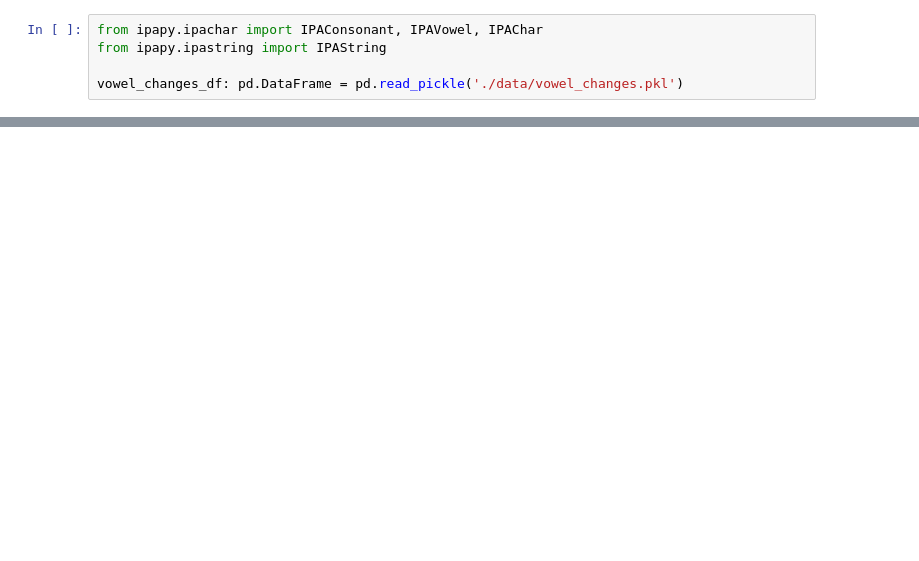
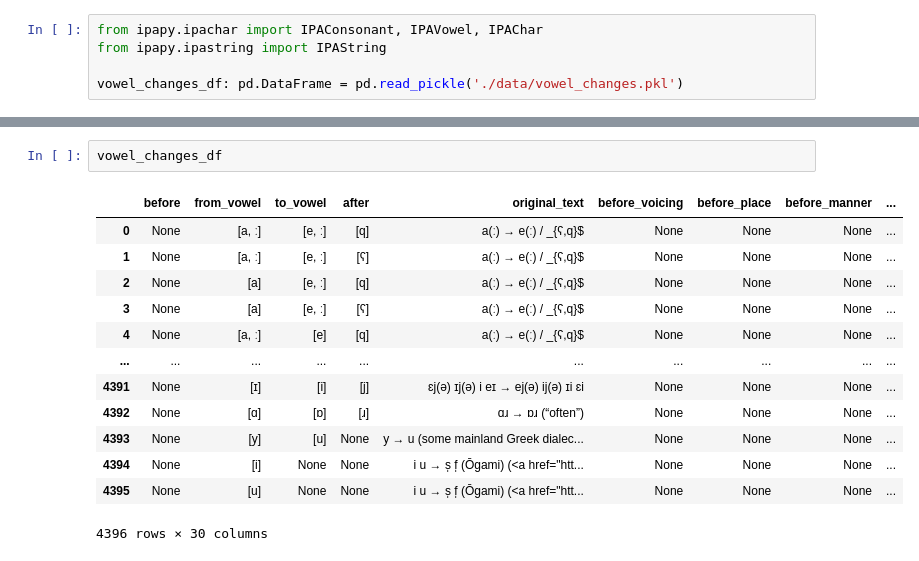
Before and after one commit to Data-Science-for-Linguists-2023/index-diachronica-analysis, a Jupyter notebook: analysis.ipynb, the cells around one changed output, grey strips where cells are left out. Saved outputs shown, nothing was run; the diff lists cells and outputs as text; blank space fills up the shorter version.

```diff
--- a/analysis.ipynb
+++ b/analysis.ipynb
@@ -268,0 +336,16 @@ vowel_changes_df[-10:]
+# %%
+vowel_changes_df
+# %% [output]
+|  | before | from_vowel | to_vowel | after | original_text | before_voicing | before_place | before_manner | ... |
+| 0 | None | [a, ː] | [e, ː] | [q] | a(ː) → e(ː) / _{ʕ,q}$ | None | None | None | ... |
+| 1 | None | [a, ː] | [e, ː] | [ʕ] | a(ː) → e(ː) / _{ʕ,q}$ | None | None | None | ... |
+| 2 | None | [a] | [e, ː] | [q] | a(ː) → e(ː) / _{ʕ,q}$ | None | None | None | ... |
+| 3 | None | [a] | [e, ː] | [ʕ] | a(ː) → e(ː) / _{ʕ,q}$ | None | None | None | ... |
+| 4 | None | [a, ː] | [e] | [q] | a(ː) → e(ː) / _{ʕ,q}$ | None | None | None | ... |
+| ... | ... | ... | ... | ... | ... | ... | ... | ... | ... |
+| 4391 | None | [ɪ] | [i] | [j] | ɛj(ə) ɪj(ə) i eɪ → ej(ə) ij(ə) ɪi ɛi | None | None | None | ... |
+| 4392 | None | [ɑ] | [ɒ] | [ɹ] | ɑɹ → ɒɹ (“often”) | None | None | None | ... |
+| 4393 | None | [y] | [u] | None | y → u (some mainland Greek dialec... | None | None | None | ... |
+| 4394 | None | [i] | None | None | i u → s̩ f̩ (Ōgami) (<a href="htt... | None | None | None | ... |
+| 4395 | None | [u] | None | None | i u → s̩ f̩ (Ōgami) (<a href="htt... | None | None | None | ... |
+4396 rows × 30 columns
```
Also changed, not shown: parts of 29 cells of this notebook, 4 other files.
